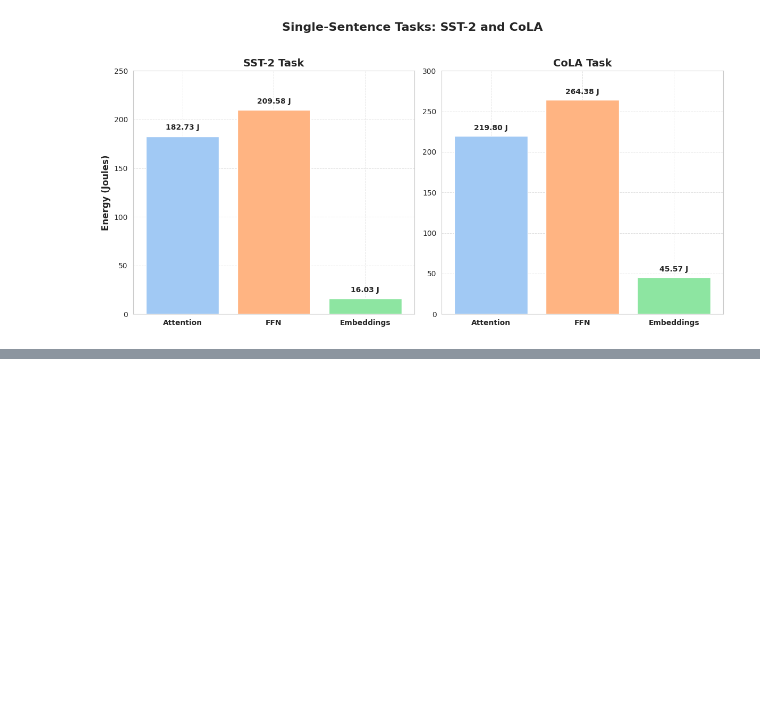
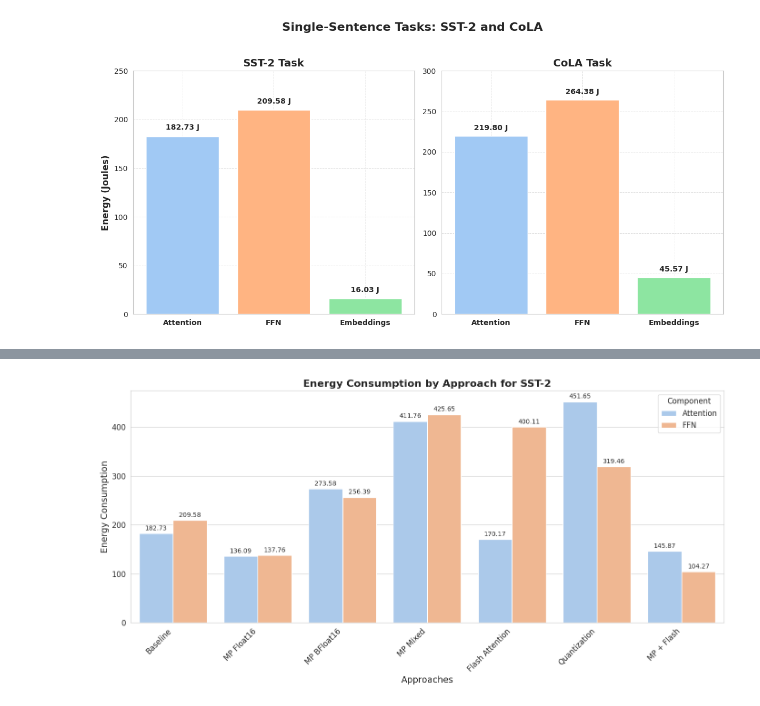
Before and after one commit to Rakene/EnergyEfficientLLM, a Jupyter notebook: Energy_EfficientBERT_Inference.ipynb, the cells around one changed output, grey strips where cells are left out. Drawn from its saved outputs; the diff is of its cells as text; code cells hidden in the pictures; blank space fills up the shorter version.

```diff
--- a/Energy_EfficientBERT_Inference.ipynb
+++ b/Energy_EfficientBERT_Inference.ipynb
@@ -1278,0 +1321,86 @@ plt.show()
+# %%
+import pandas as pd
+import matplotlib.pyplot as plt
+import seaborn as sns
+import numpy as np
+
+# 1. Set Seaborn Style and Palette
+sns.set_style("whitegrid")
+sns.set_palette("pastel")
+
+# 2. Data Preparation
+data = {
+    'SST-2': {
+        'Approaches': ['Baseline', 'MP Float16', 'MP BFloat16', 'MP Mixed',
+                      'Flash Attention', 'Quantization', 'MP + Flash'],
+        'Attention': [182.73, 136.09, 273.58, 411.76, 170.17, 451.65, 145.87],
+        'FFN': [209.58, 137.76, 256.39, 425.65, 400.11, 319.46, 104.27]
+    },
+    'CoLA': {
+        'Approaches': ['Baseline', 'MP Float16', 'MP BFloat16', 'MP Mixed',
+                      'Flash Attention', 'Quantization', 'MP + Flash'],
+        'Attention': [219.80, 205.46, 318.50, 454.67, 156.61, 602.34, 206.22],
+        'FFN': [264.38, 135.50, 301.25, 446.62, 152.78, 299.48, 170.22]
+    },
+    'MRPC': {
+        'Approaches': ['Baseline', 'MP Float16', 'MP BFloat16', 'MP Mixed',
+                      'Flash Attention', 'Quantization', 'MP + Flash'],
+        'Attention': [89.03, 66.66, 138.26, 172.97, 80.61, 219.55, 70.27],
+        'FFN': [122.41, 53.96, 137.25, 176.06, 57.12, 126.15, 101.72]
+    },
+    'MNLI': {
+        'Approaches': ['Baseline', 'MP Float16', 'MP BFloat16', 'MP Mixed',
+                      'Flash Attention', 'Quantization', 'MP + Flash'],
+        'Attention': [4269.66, 2880.07, 6024.69, 9107.92, 3345.16, 10150.22, 3723.50],
+        'FFN': [5086.30, 2590.14, 5873.68, 9040.49, 2737.10, 6733.41, 3149.62]
+    }
+}
+
+tasks = ['SST-2', 'CoLA', 'MRPC', 'MNLI']
+
+# 3. Visualization Function
+def plot_energy_consumption(data, tasks):
+    for task in tasks:
+        # Create DataFrame for the current task
+        df = pd.DataFrame({
+            'Approaches': data[task]['Approaches'],
+            'Attention': data[task]['Attention'],
+            'FFN': data[task]['FFN']
+        })
+
+        # Melt the DataFrame to long format for Seaborn
+        df_melted = df.melt(id_vars='Approaches', value_vars=['Attention', 'FFN'],
+                            var_name='Component', value_name='Energy')
+
+        # Initialize the matplotlib figure
+        plt.figure(figsize=(14, 7))
+
+        # Create a bar plot with Seaborn
+        bar_plot = sns.barplot(data=df_melted, x='Approaches', y='Energy', hue='Component')
+
+        # Add Title and Labels
+        plt.title(f'Energy Consumption by Approach for {task}', fontsize=16, weight='bold')
+        plt.xlabel('Approaches', fontsize=14)
+        plt.ylabel('Energy Consumption', fontsize=14)
+
+        # Rotate x-axis labels for better readability
+        plt.xticks(rotation=45, ha='right', fontsize=12)
+        plt.yticks(fontsize=12)
+
+        # Add annotations on top of each bar
+        for container in bar_plot.containers:
+            bar_plot.bar_label(container, fmt='%.2f', fontsize=10, padding=3)
+
+        # Customize Legend
+        plt.legend(title='Component', fontsize=12, title_fontsize=12)
+
+        # Adjust layout for better fit
+        plt.tight_layout()
+
+        # Display the plot
+        plt.show()
+
+# 4. Execute the Visualization
+plot_energy_consumption(data, tasks)
+# %% [output]
+[figure, added]
```
Also changed, not shown: parts of 6 cells of this notebook, 2 other files.
